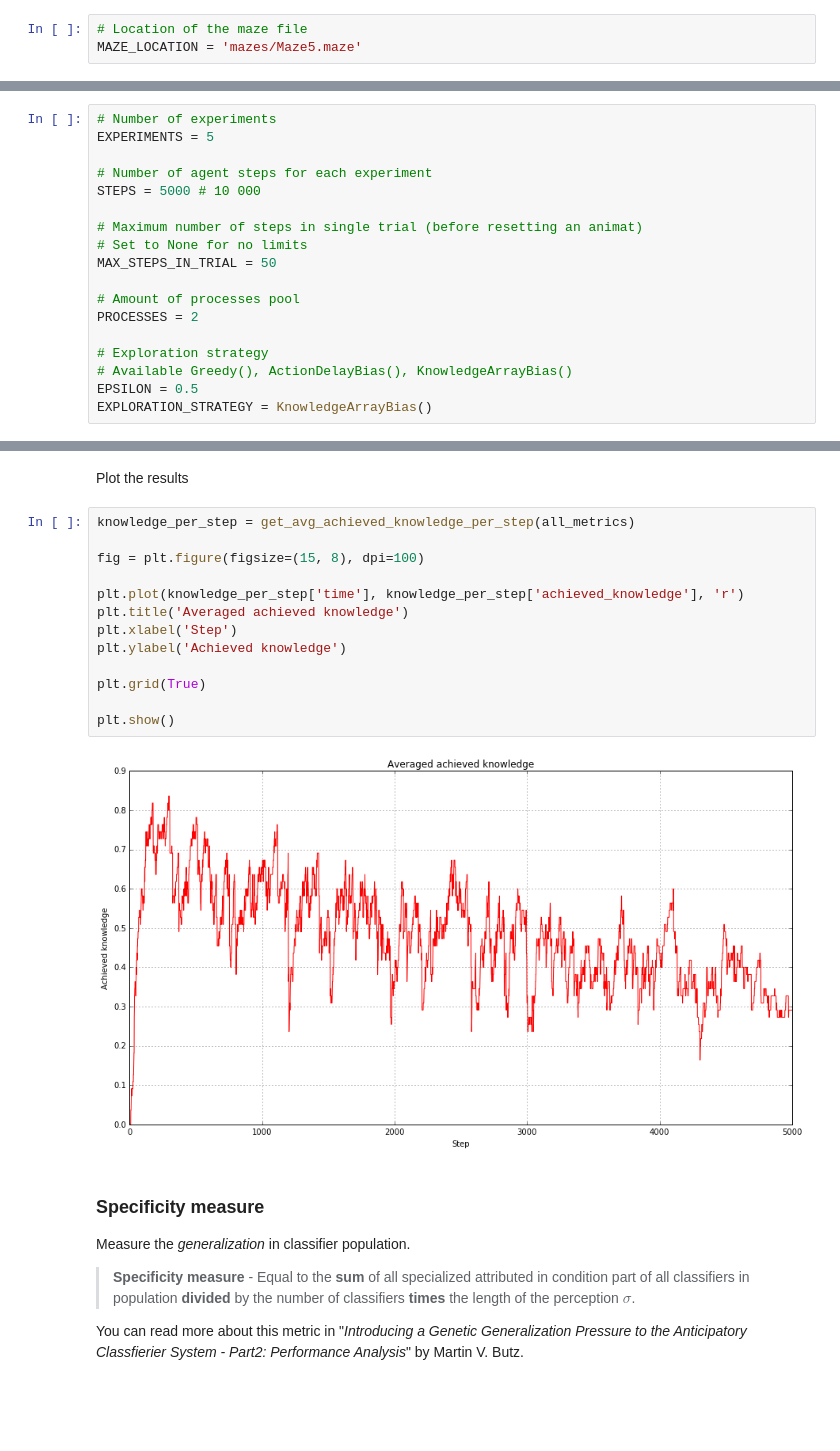
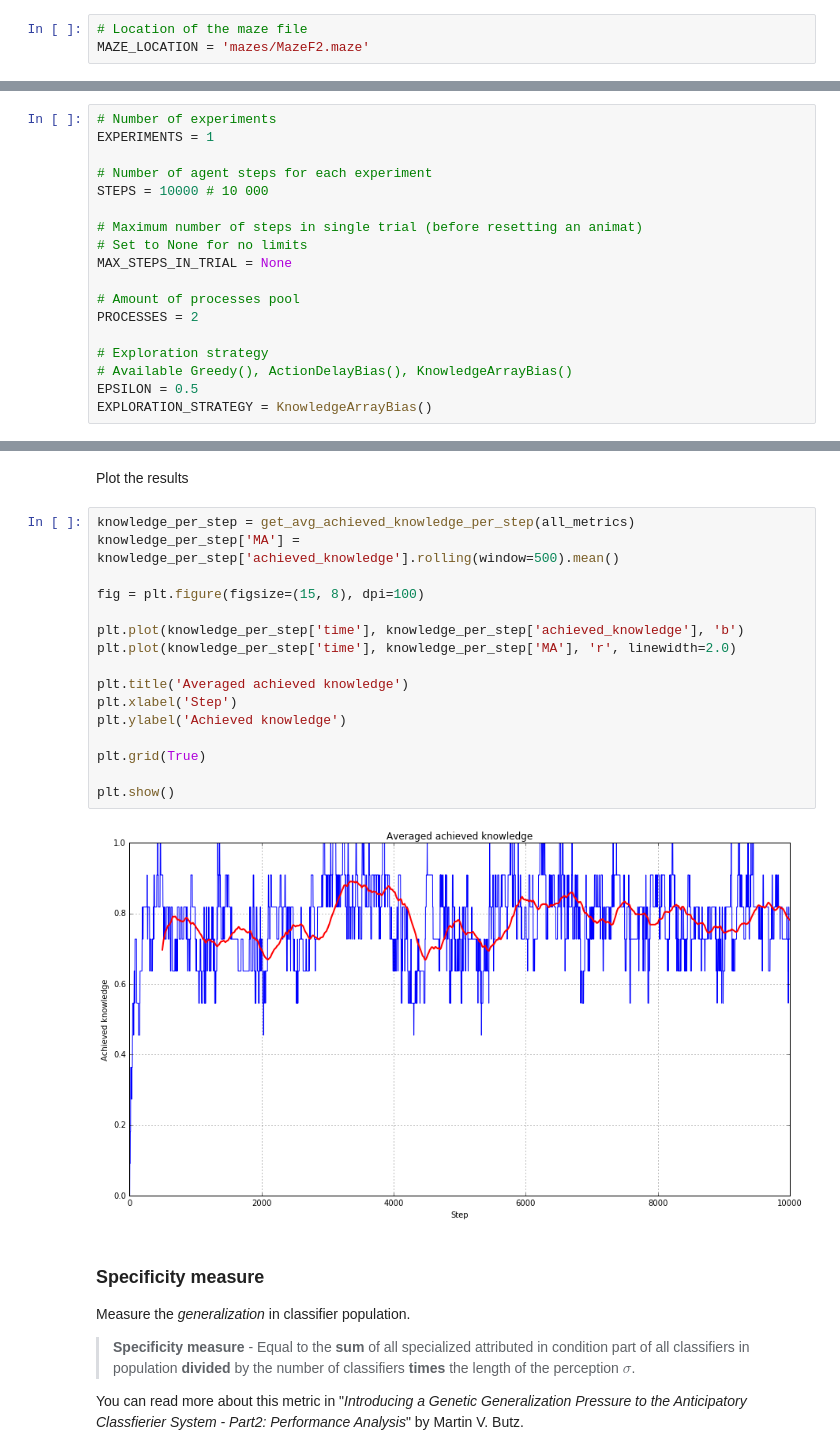
Before and after one commit to ParrotPrediction/pyalcs, a Jupyter notebook: examples/notebooks/ACS2 in Maze.ipynb, the cells around one changed output, grey strips where cells are left out. Drawn from its saved outputs; the diff is of its cells as text; blank space fills up the shorter version.

```diff
--- a/examples/notebooks/ACS2 in Maze.ipynb
+++ b/examples/notebooks/ACS2 in Maze.ipynb
@@ -79,7 +86,7 @@ Currently there are 4 mazes implemented:
 Maze `MazeF4` introduces also the *aliasing* problem - the are two states that looks exactly the same for an agent.
 # %%
 # Location of the maze file
-MAZE_LOCATION = 'mazes/Maze5.maze'
+MAZE_LOCATION = 'mazes/MazeF2.maze'
 # %% [markdown]
 And visualize it
 # %%
@@ -132,14 +139,14 @@ At the beginning of each trial an agent is randomly placed inside the maze. He c
 The whole simulation will run a certain number of times for certain number of steps.
 # %%
 # Number of experiments
-EXPERIMENTS = 5
+EXPERIMENTS = 1
 
 # Number of agent steps for each experiment
-STEPS = 5000 # 10 000
+STEPS = 10000 # 10 000
 
 # Maximum number of steps in single trial (before resetting an animat)
 # Set to None for no limits
-MAX_STEPS_IN_TRIAL = 50
+MAX_STEPS_IN_TRIAL = None
 
 # Amount of processes pool
 PROCESSES = 2
@@ -307,19 +323,22 @@ def get_avg_achieved_knowledge_per_step(performance):
 Plot the results
 # %%
 knowledge_per_step = get_avg_achieved_knowledge_per_step(all_metrics)
+knowledge_per_step['MA'] = knowledge_per_step['achieved_knowledge'].rolling(window=500).mean()
 
 fig = plt.figure(figsize=(15, 8), dpi=100)
 
-plt.plot(knowledge_per_step['time'], knowledge_per_step['achieved_knowledge'], 'r')
+plt.plot(knowledge_per_step['time'], knowledge_per_step['achieved_knowledge'], 'b')
+plt.plot(knowledge_per_step['time'], knowledge_per_step['MA'], 'r', linewidth=2.0)
+
 plt.title('Averaged achieved knowledge')
 plt.xlabel('Step')
 plt.ylabel('Achieved knowledge')
 
 plt.grid(True)
 
 plt.show()
 # %% [output]
-[figure, old version]
+[figure, new version]
 # %% [markdown]
 ### Specificity measure
 Measure the *generalization* in classifier population.
```
Also changed, not shown: parts of 13 cells of this notebook, 10 other files.
